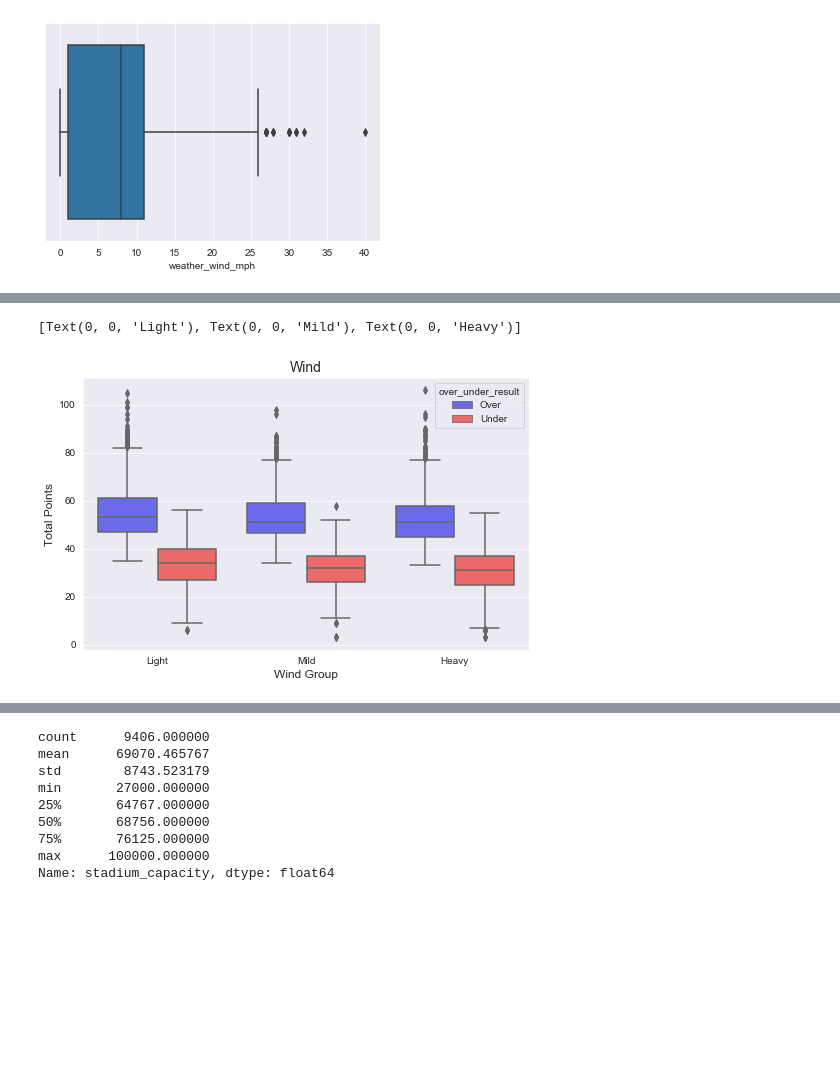
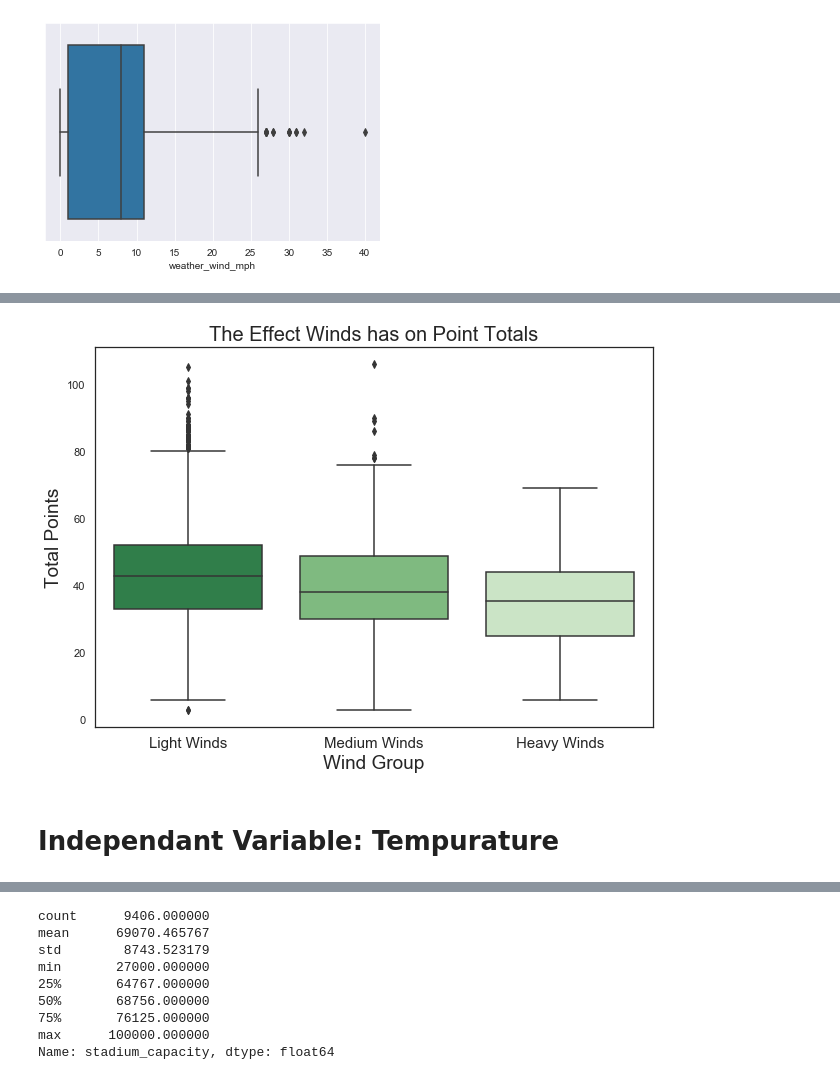
Before and after one commit to azieky/over_under_predictor, a Jupyter notebook: EDA_Notebook.ipynb, the cells around one changed output, grey strips where cells are left out. Saved outputs shown, nothing was run; the diff lists cells and outputs as text; code cells hidden in the pictures; blank space fills up the shorter version.

```diff
--- a/EDA_Notebook.ipynb
+++ b/EDA_Notebook.ipynb
@@ -142,0 +158,16 @@ df[df['weather_wind_mph']>30]
+# %%
+plt.figure(figsize = (15,7))
+sns.set_style("white")
+wind_plot = sns.lineplot(x="weather_wind_mph", y="percentage", hue="over_under_result",
+                         data=wind_percent, palette='Greens_r',linewidth = 6)
+wind_plot = plt.title('Over/Under by Wind Miles Per Hour',fontsize = 30)
+wind_plot = plt.xticks(fontsize=20)
+wind_plot = plt.yticks(fontsize=20)
+wind_plot = plt.xlabel('Wind Miles Per Hour',fontsize=25)
+wind_plot = plt.ylabel('Percentage',fontsize=25)
+wind_plot = plt.legend()
+wind_legend = plt.legend()
+wind_legend.get_texts()[2].set_text('Over')
+wind_legend.get_texts()[1].set_text('Under')
+wind_legend.get_texts()[0].set_text('LEGEND   ')
+plt.savefig('wind_plot.png')
@@ -143,20 +176,24 @@ df[df['weather_wind_mph']>30]
 # %%
 wind_groups=[]
 for i in df['weather_wind_mph']:
-    if (i >= 0) & (i < 7):
+    if (i < 14):
         wind_groups.append(0)
-    elif (i >= 7)&(i < 10):
+    elif (i >= 14) & (i <= 21):
         wind_groups.append(1)
     else:
         wind_groups.append(2)
-df['Wind-Group'] = wind_groups
+df['wind_group'] = wind_groups
 # %%
-plt.subplots(figsize = (8,5));
-mh = sns.boxplot(x = 'Wind-Group', y = 'total', hue = 'over_under_result',data = df, palette="seismic")
-mh.set_title('Wind',fontsize=14)
-mh.set_ylabel('Total Points',fontsize=12)
-mh.set_xlabel('Wind Group',fontsize=12)
-mh.set_xticklabels(['Light','Mild','Heavy'])
+plt.figure(figsize = (10,7));
+
+wind_box = sns.boxplot(x = 'wind_group', y = 'total',data = df, palette="Greens_r")
+wind_box.set_title('The Effect Winds has on Point Totals',fontsize=20)
+wind_box.set_ylabel('Total Points',fontsize=19)
+wind_box.set_xlabel('Wind Group',fontsize=19)
+wind_box.set_xticklabels(['Light Winds','Medium Winds','Heavy Winds'],fontsize=15)
+plt.savefig('wind_box.png')
+plt.show()
 # %% [output]
-[Text(0, 0, 'Light'), Text(0, 0, 'Mild'), Text(0, 0, 'Heavy')]
-[figure, old version]
+[figure, new version]
+# %% [markdown]
+# Independant Variable: Tempurature
```
Also changed, not shown: parts of 41 cells of this notebook, 13 other files.
